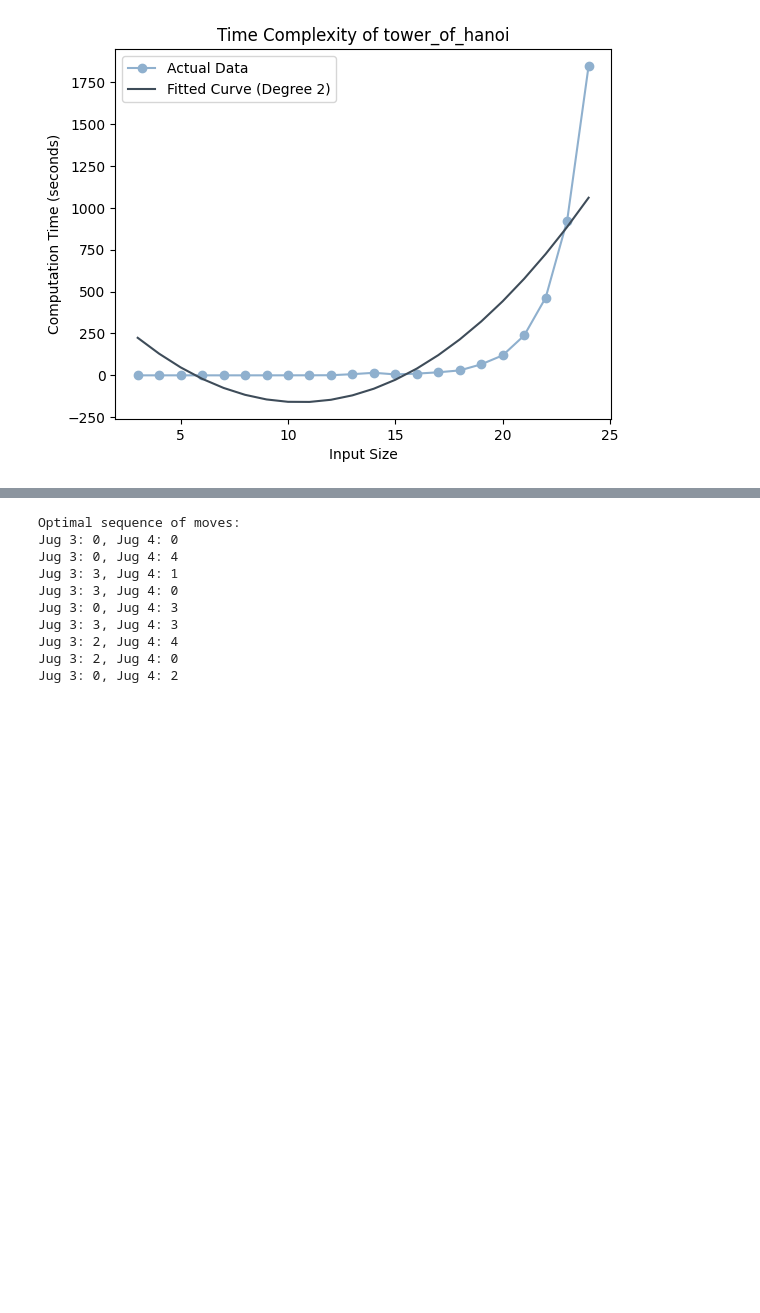
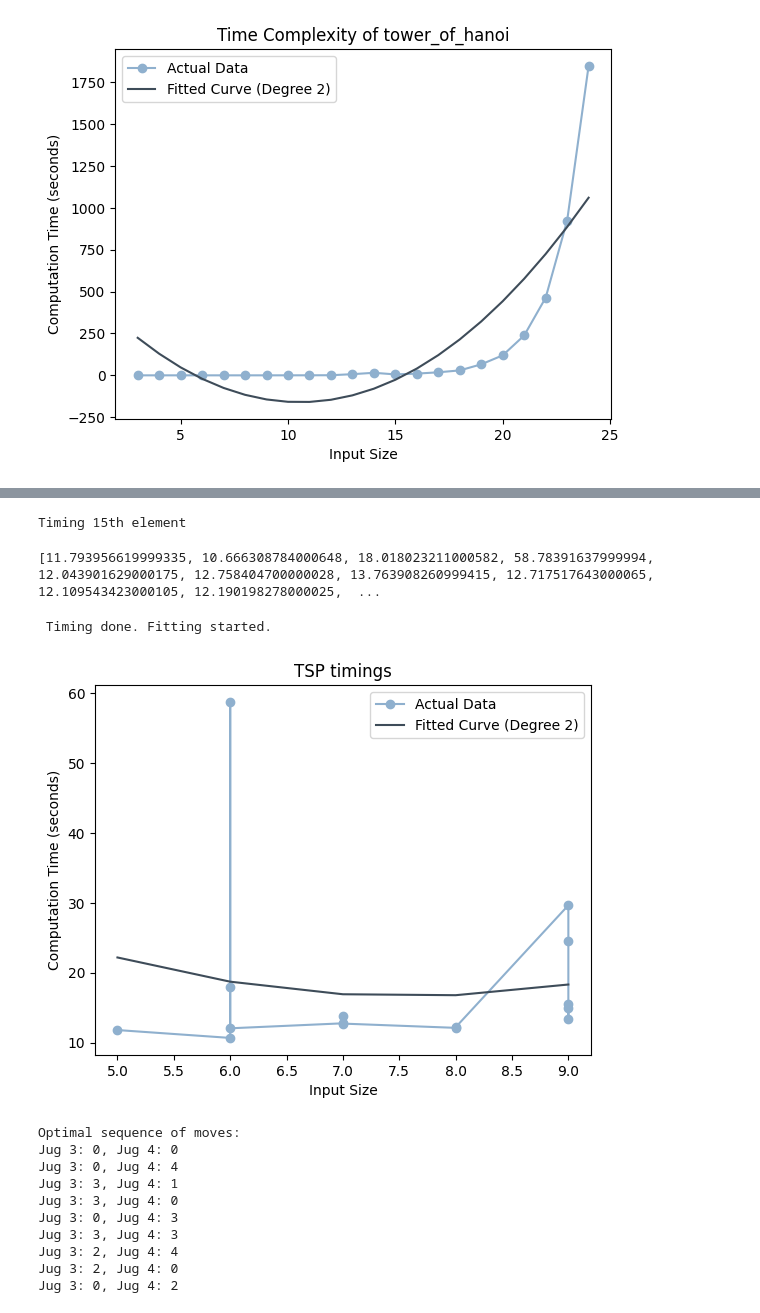
Before and after one commit to K2E7/CS4271_AI, a Jupyter notebook: Assignment_3/Solutions.ipynb, the cells around one changed output, grey strips where cells are left out. Cells and saved outputs as stored; diff of their text form; code cells hidden in the pictures; blank space fills up the shorter version.

```diff
--- a/Assignment_3/Solutions.ipynb
+++ b/Assignment_3/Solutions.ipynb
@@ -193 +199,25 @@ Optimal route: [2, 3, 1, 0]
 Optimal distance: 10.79669127533634
+# %%
+from itertools import permutations
+import random
+
+def generate_sample_routes(max_cities, num_samples):
+    all_routes = []
+
+    for _ in range(num_samples):
+        # Generate a random number of cities between 5 and max_cities
+        num_cities = random.randint(5, max_cities)
+
+        # Generate a list of cities
+        cities = [(i, i) for i in range(num_cities)]
+
+        # Get all permutations of the cities
+        all_permutations = permutations(cities)
+
+        # Select a random permutation and convert it to a list
+        random_permutation = random.choice(list(all_permutations))
+        route = list(random_permutation)
+
+        all_routes.append(route)
+
+    return all_routes
@@ -193,0 +230,9 @@ Optimal distance: 10.79669127533634
+# %%
+# Example usage:
+max_cities = 5 # You can change this to the desired maximum number of cities
+num_samples = 15  # You can change this to the desired number of samples
+sample_routes = generate_sample_routes(max_cities, num_samples)
+sample_routes = sorted(sample_routes, key=len)
+# Display the generated sample routes
+for route in sample_routes:
+    print(route)
@@ -194,3 +255,23 @@ Optimal distance: 10.79669127533634
+# %%
+computation_times_tsp = []
+x_index = []
+for index,routes in enumerate(sample_routes):
+    print(f"\rTiming {index+1}th element", end='', flush=True)
+    time_taken = timeit.timeit(lambda: hill_climbing_tsp(routes), number=1000)
+    computation_times_tsp.append(time_taken)
+    x_index.append(len(routes))
+# %% [output]
+Timing 15th element
+# %%
+print(computation_times_tsp)
+# %% [output]
+[11.793956619999335, 10.666308784000648, 18.018023211000582, 58.78391637999994, 12.043901629000175, 12.758404700000028, 13.763908260999415, 12.717517643000065, 12.109543423000105, 12.190198278000025,  ...
+# %%
+
+plot_time_complexity(x_index, computation_times_tsp, "TSP timings")
+# %% [output]
+ Timing done. Fitting started.
+[figure, added]
 # %%
 class State:
     def __init__(self, jug_3, jug_4):
```
Also changed, not shown: parts of 4 cells of this notebook.
